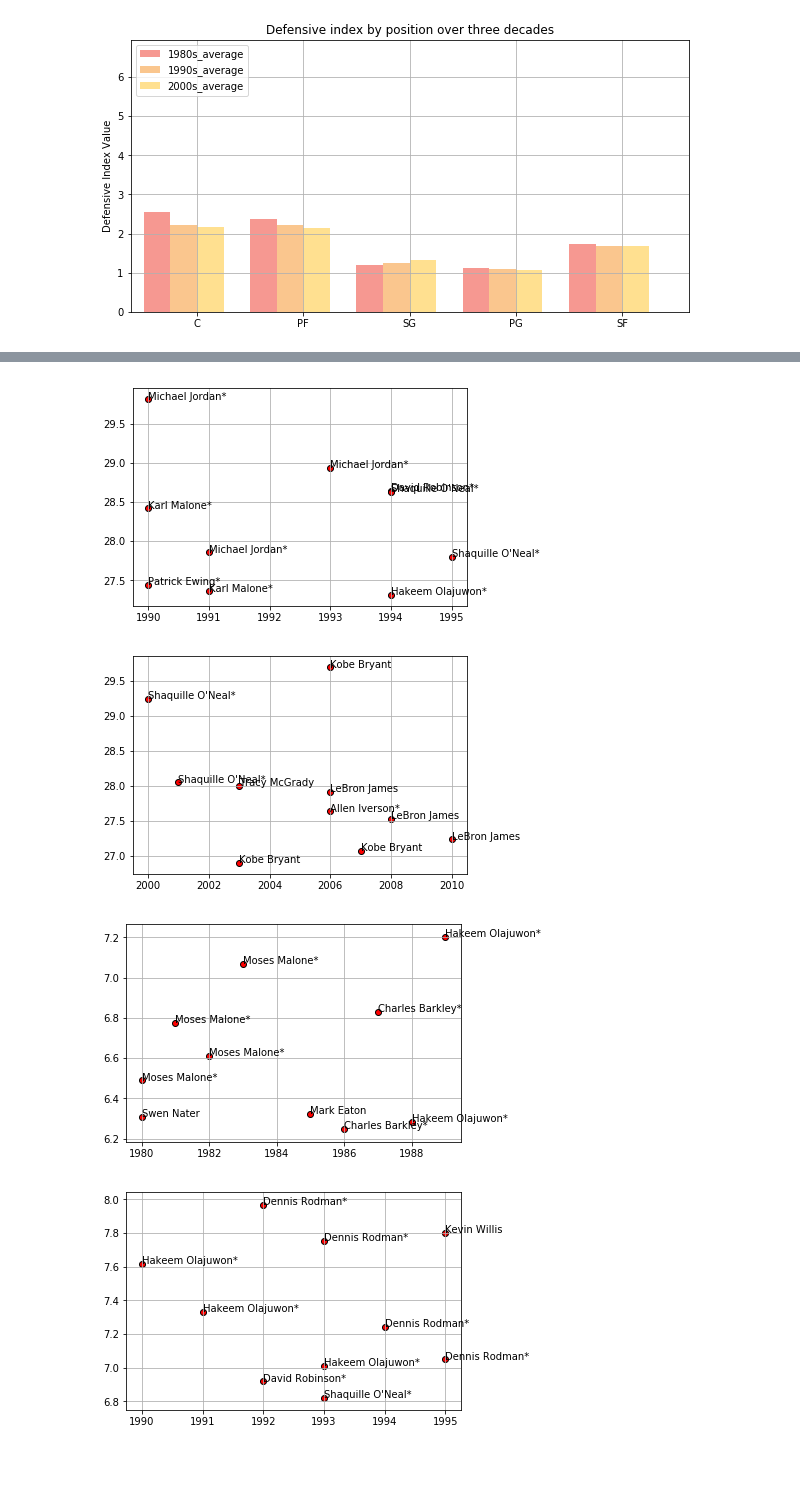
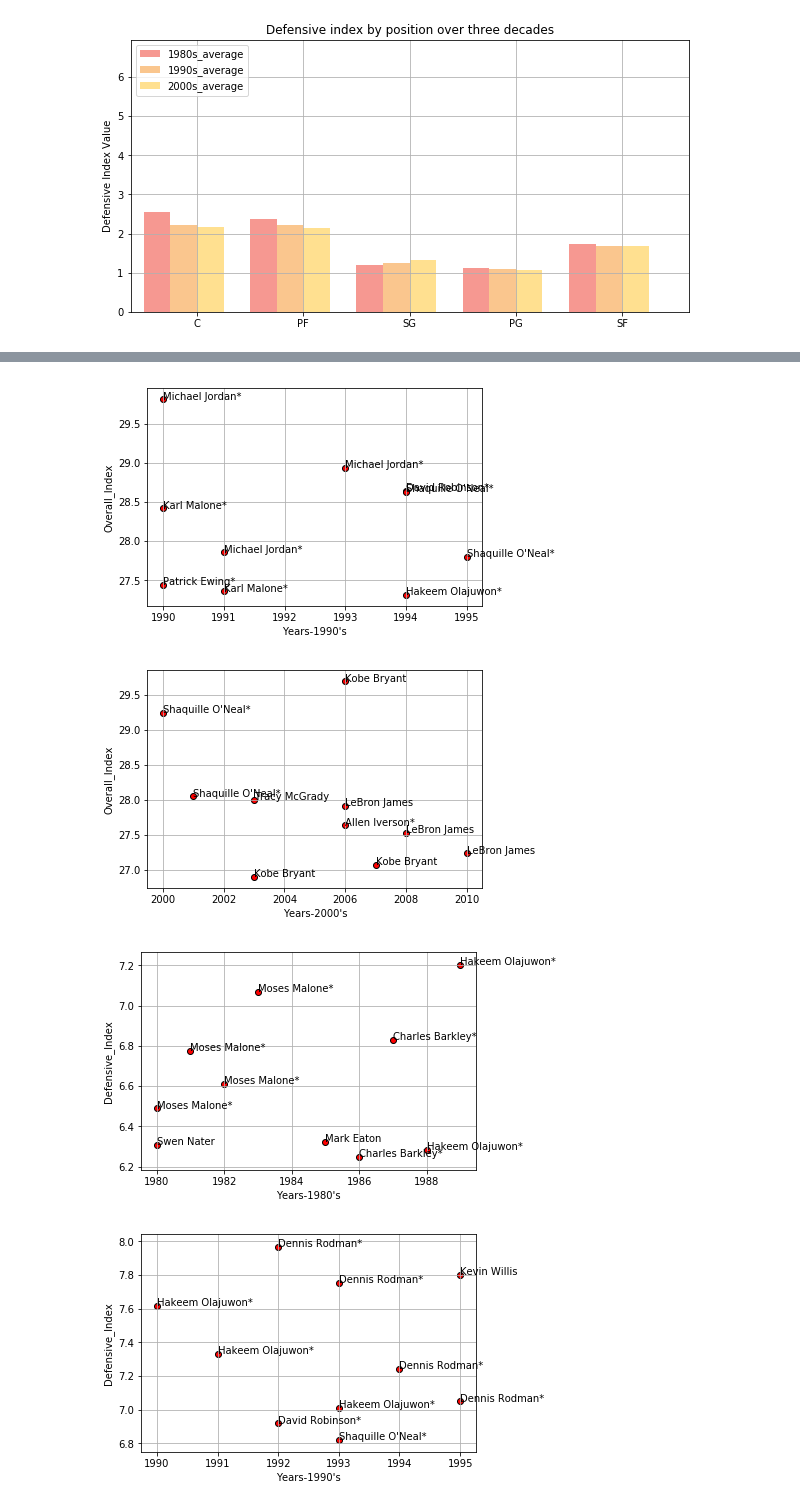
Before and after one commit to puglord88/Purple_Team_Project_1, a Jupyter notebook: NBA DATA CLEAN.ipynb, the cells around one changed output, grey strips where cells are left out. Saved outputs shown, nothing was run; the diff lists cells and outputs as text; code cells hidden in the pictures; blank space fills up the shorter version.

Commit message:
Add files via upload
Final code push with final graphs

```diff
--- a/NBA DATA CLEAN.ipynb
+++ b/NBA DATA CLEAN.ipynb
@@ -583,7 +583,7 @@ for label, x, y in zip (player2, year2, o_index2):
 
 #return data for just the 1980s
 
-df_1980s = nba_positions_df.loc[(nba_positions_df_clean['Year'] >= 1980) & (nba_positions_df['Year'] < 1990)]
+df_1980s = nba_positions_df.loc[(nba_positions_df['Year'] >= 1980) & (nba_positions_df['Year'] < 1990)]
 # %%
 #group by position for the decades and find the mean of the decade population
 mean_1980s =  df_1980s.groupby(['Pos']).mean()
@@ -1188,10 +1192,13 @@ year3= df_1990s_max.Year.tolist()
 ax=plt.scatter(year3, o_index3, marker='o', facecolors='red', edgecolors='black')
 for label, x, y in zip (player3, year3, o_index3):
    plt.annotate(label, xy= (x, y))
+plt.xlabel("Years-1990's")
+plt.ylabel('Overall_Index')
+
 plt.grid()
 plt.show()
 # %% [output]
-[figure, old version]
+[figure, new version]
 # %%
 #10 highest overall scores for overall index 2000s
 
@@ -1215,10 +1222,13 @@ year4= df_2000s_max.Year.tolist()
 ax=plt.scatter(year4, o_index4, marker='o', facecolors='red', edgecolors='black')
 for label, x, y in zip (player4, year4, o_index4):
    plt.annotate(label, xy= (x, y))
+plt.xlabel("Years-2000's")
+plt.ylabel('Overall_Index')
+
 plt.grid()
 plt.show()
 # %% [output]
-[figure, old version]
+[figure, new version]
 # %%
 #10 highest overall scores for defensive index 1980s
 df_1980s.nlargest(10, ['D_Index'])
@@ -1241,36 +1251,41 @@ dyear2= df_1980s_maxd.Year.tolist()
 ax=plt.scatter(dyear2, d_index2, marker='o', facecolors='red', edgecolors='black')
 for label, x, y in zip (dplayer2, dyear2, d_index2):
    plt.annotate(label, xy= (x, y))
+plt.xlabel("Years-1980's")
+plt.ylabel('Defensive_Index')
 plt.grid()
 plt.show()
 # %% [output]
-[figure, old version]
+[figure, new version]
 # %%
 #10 highest overall scores for defensive index 1990s
 df_1990s.nlargest(10, ['D_Index'])
 df_1990s_maxd = df_1990s.nlargest(10, ['D_Index'])
 # The maximum x value for our chart will be 100
 x_limit = 100
 
 # List of values from 0 to 100 each value being 1 greater than the last
 x_axis = df_1990s_maxd.Year
 
 # Create a random array of data that we will use for our y values
 d_index3 = df_1990s_maxd.D_Index.tolist()
 
 
 dplayer3 = df_1990s_maxd.Player.tolist()
 
 dyear3= df_1990s_maxd.Year.tolist()
 
 
 ax=plt.scatter(dyear3, d_index3, marker='o', facecolors='red', edgecolors='black')
 for label, x, y in zip (dplayer3, dyear3, d_index3):
    plt.annotate(label, xy= (x, y))
+plt.xlabel("Years-1990's")
+plt.ylabel('Defensive_Index')
+
 plt.grid()
 plt.show()
 # %% [output]
-[figure, old version]
+[figure, new version]
 # %%
 #10 highest overall scores for defensive index 2000s
 df_2000s.nlargest(10, ['D_Index'])
```
Also changed, not shown: parts of 19 cells of this notebook.
